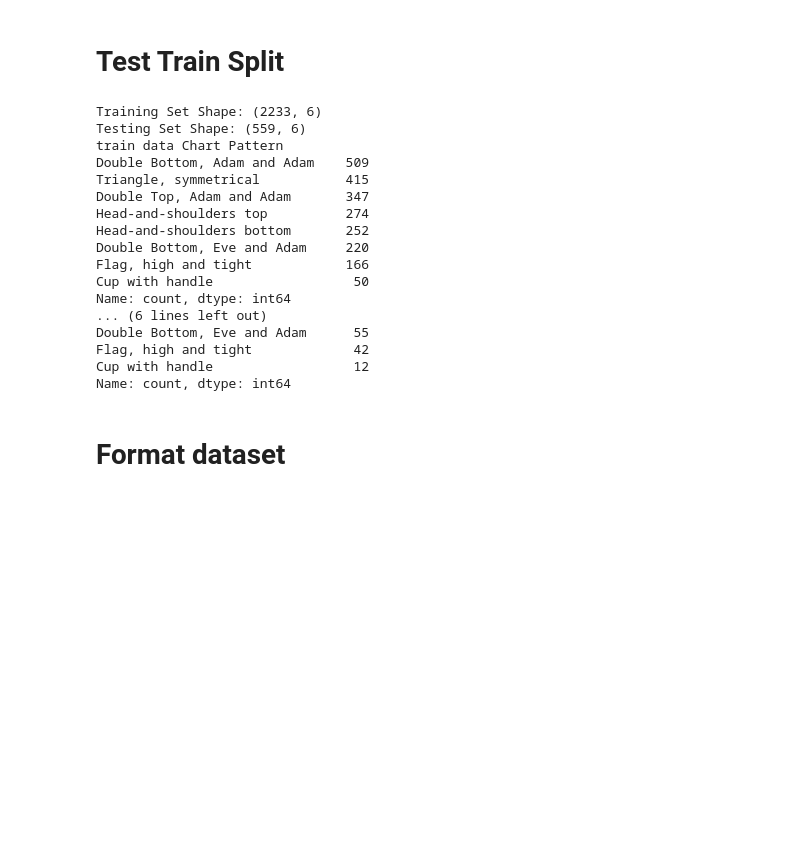
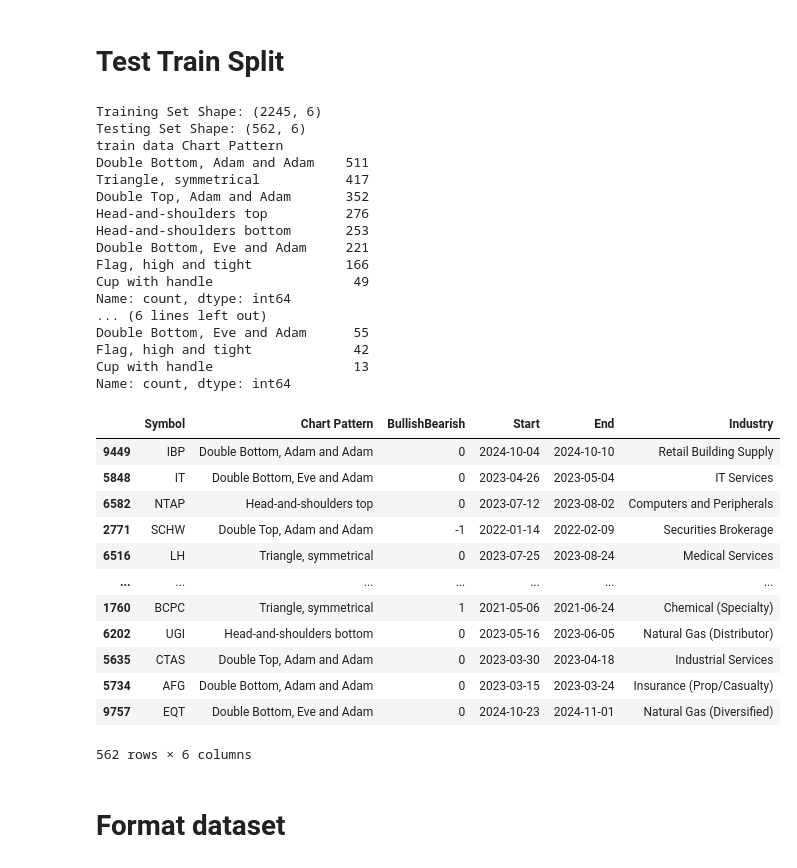
Before and after one commit to Ginushmal/Candlestick-Chart-Pattern-Detection-FYP, a Jupyter notebook: 02. DatasetCreation.ipynb, the cells around one changed output. Saved outputs shown, nothing was run; the diff lists cells and outputs as text; code cells hidden in the pictures; blank space fills up the shorter version.

Commit message:
pattern  locating half way done

```diff
--- a/02. DatasetCreation.ipynb
+++ b/02. DatasetCreation.ipynb
@@ -20,11 +20,11 @@ cleanedPatternDf['End'] = pd.to_datetime(cleanedPatternDf['End'])
 # %% [markdown]
 ## Remove data of missing data Symbols
 # %%
-# get the csv file names exept the extension in the folder OHLS data
+# get the csv file names exept the extension in the folder OHLC data
 import os
 from os import listdir
 from os.path import isfile, join
-onlyfiles = [f for f in listdir('Datasets/OHLS data') if isfile(join('Datasets/OHLS data', f))]
+onlyfiles = [f for f in listdir('Datasets/OHLC data') if isfile(join('Datasets/OHLC data', f))]
 onlyfiles = [f.split('.')[0] for f in onlyfiles]
 print(onlyfiles)
 
@@ -109,26 +109,42 @@ print(f'Testing Set Shape: {test.shape}')
 print("train data",train['Chart Pattern'].value_counts())
 print("test data",test['Chart Pattern'].value_counts())
 # %% [output]
-Training Set Shape: (2233, 6)
-Testing Set Shape: (559, 6)
+Training Set Shape: (2245, 6)
+Testing Set Shape: (562, 6)
 train data Chart Pattern
-Double Bottom, Adam and Adam    509
-Triangle, symmetrical           415
-Double Top, Adam and Adam       347
-Head-and-shoulders top          274
-Head-and-shoulders bottom       252
-Double Bottom, Eve and Adam     220
+Double Bottom, Adam and Adam    511
+Triangle, symmetrical           417
+Double Top, Adam and Adam       352
+Head-and-shoulders top          276
+Head-and-shoulders bottom       253
+Double Bottom, Eve and Adam     221
 Flag, high and tight            166
-Cup with handle                  50
+Cup with handle                  49
 Name: count, dtype: int64
 ... (6 lines left out)
 Double Bottom, Eve and Adam      55
 Flag, high and tight             42
-Cup with handle                  12
+Cup with handle                  13
 Name: count, dtype: int64
 # %%
 test.to_csv('Datasets/VanilaDataset/test_patterns_with_symbols.csv', index=False)
 train.to_csv('Datasets/VanilaDataset/train_patterns_with_symbols.csv', index=False)
+# %%
+test
+# %% [output]
+|  | Symbol | Chart Pattern | BullishBearish | Start | End | Industry |
+| 9449 | IBP | Double Bottom, Adam and Adam | 0 | 2024-10-04 | 2024-10-10 | Retail Building Supply |
+| 5848 | IT | Double Bottom, Eve and Adam | 0 | 2023-04-26 | 2023-05-04 | IT Services |
+| 6582 | NTAP | Head-and-shoulders top | 0 | 2023-07-12 | 2023-08-02 | Computers and Peripherals |
+| 2771 | SCHW | Double Top, Adam and Adam | -1 | 2022-01-14 | 2022-02-09 | Securities Brokerage |
+| 6516 | LH | Triangle, symmetrical | 0 | 2023-07-25 | 2023-08-24 | Medical Services |
+| ... | ... | ... | ... | ... | ... | ... |
+| 1760 | BCPC | Triangle, symmetrical | 1 | 2021-05-06 | 2021-06-24 | Chemical (Specialty) |
+| 6202 | UGI | Head-and-shoulders bottom | 0 | 2023-05-16 | 2023-06-05 | Natural Gas (Distributor) |
+| 5635 | CTAS | Double Top, Adam and Adam | 0 | 2023-03-30 | 2023-04-18 | Industrial Services |
+| 5734 | AFG | Double Bottom, Adam and Adam | 0 | 2023-03-15 | 2023-03-24 | Insurance (Prop/Casualty) |
+| 9757 | EQT | Double Bottom, Eve and Adam | 0 | 2024-10-23 | 2024-11-01 | Natural Gas (Diversified) |
+562 rows × 6 columns
 # %% [markdown]
 # Format dataset
 # %%
```
Also changed, not shown: parts of 4 cells of this notebook, 4 other files.
